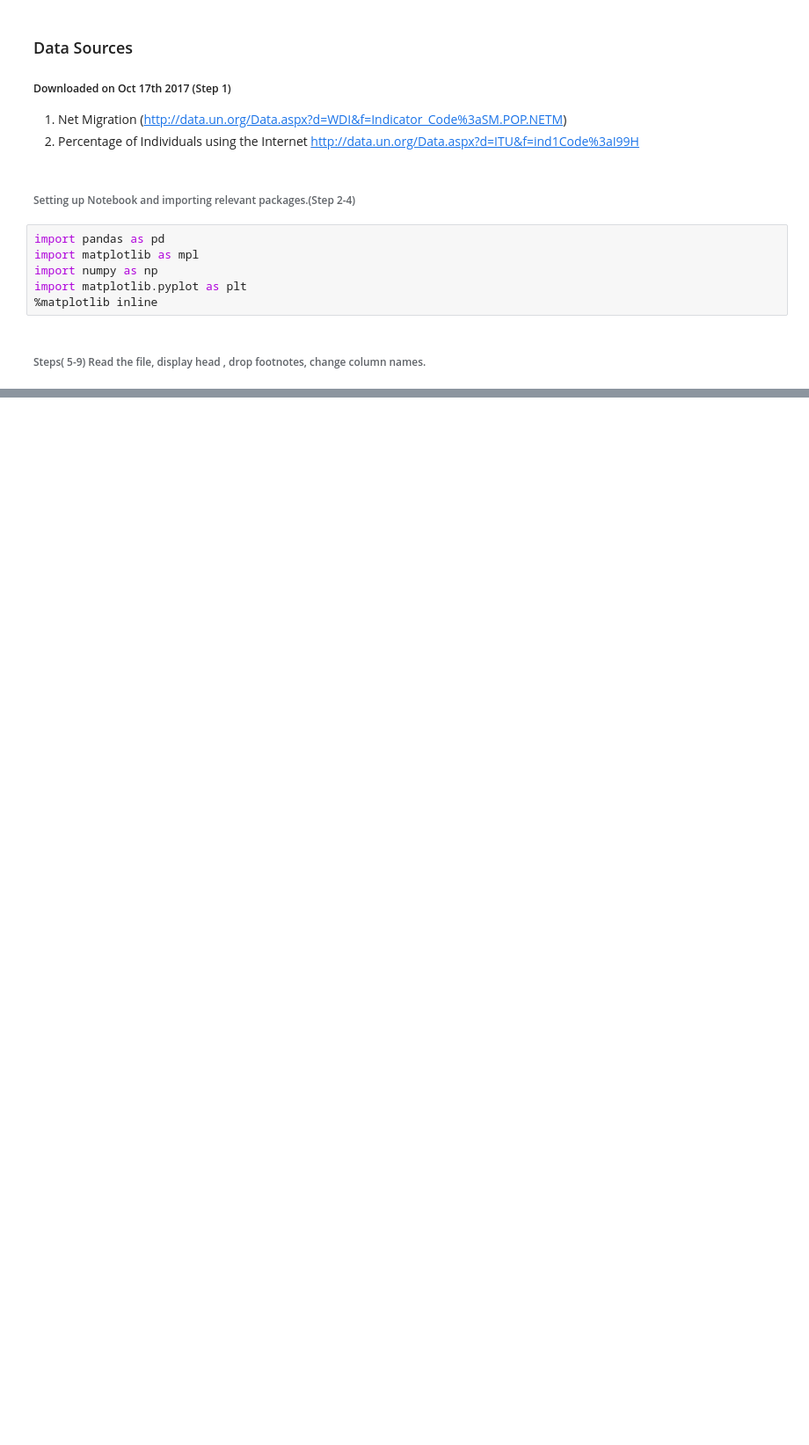
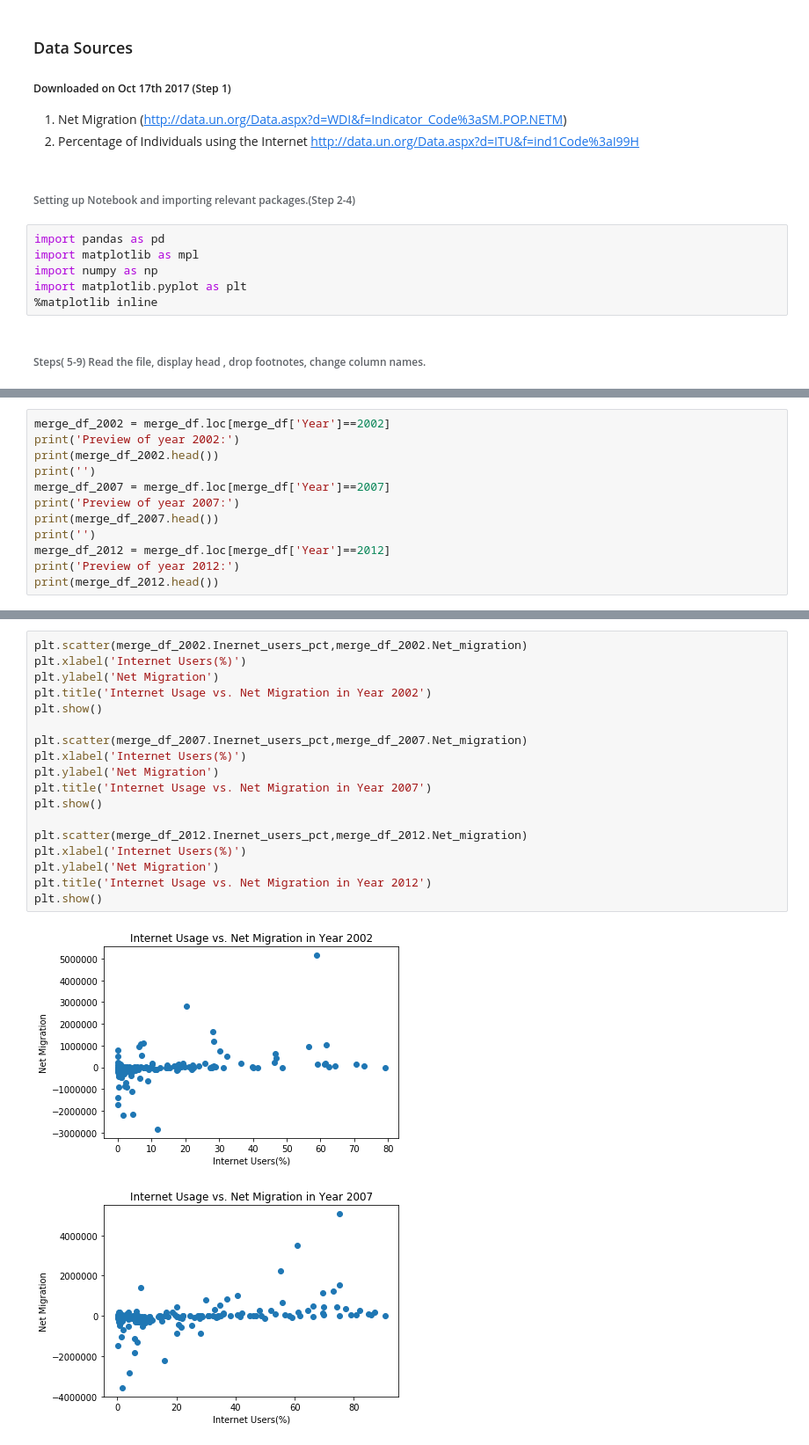
Before and after one commit to shrutijalewar/data-question-1-shrutijalewar, a Jupyter notebook: data-question-01.ipynb, the cells around one changed output, grey strips where cells are left out. Shown at 88% size. Drawn from its saved outputs; the diff is of its cells as text; blank space fills up the shorter version.

```diff
--- a/data-question-01.ipynb
+++ b/data-question-01.ipynb
@@ -53,0 +117,12 @@ merge_df.head()
+# %%
+merge_df_2002 = merge_df.loc[merge_df['Year']==2002]
+print('Preview of year 2002:')
+print(merge_df_2002.head())
+print('')
+merge_df_2007 = merge_df.loc[merge_df['Year']==2007]
+print('Preview of year 2007:')
+print(merge_df_2007.head())
+print('')
+merge_df_2012 = merge_df.loc[merge_df['Year']==2012]
+print('Preview of year 2012:')
+print(merge_df_2012.head())
@@ -53,0 +228,21 @@ merge_df.head()
+# %%
+plt.scatter(merge_df_2002.Inernet_users_pct,merge_df_2002.Net_migration)
+plt.xlabel('Internet Users(%)')
+plt.ylabel('Net Migration')
+plt.title('Internet Usage vs. Net Migration in Year 2002')
+plt.show()
+
+plt.scatter(merge_df_2007.Inernet_users_pct,merge_df_2007.Net_migration)
+plt.xlabel('Internet Users(%)')
+plt.ylabel('Net Migration')
+plt.title('Internet Usage vs. Net Migration in Year 2007')
+plt.show()
+
+plt.scatter(merge_df_2012.Inernet_users_pct,merge_df_2012.Net_migration)
+plt.xlabel('Internet Users(%)')
+plt.ylabel('Net Migration')
+plt.title('Internet Usage vs. Net Migration in Year 2012')
+plt.show()
+# %% [output]
+[figure, added]
+[figure, added]
```
Also changed, not shown: parts of 26 cells of this notebook.
